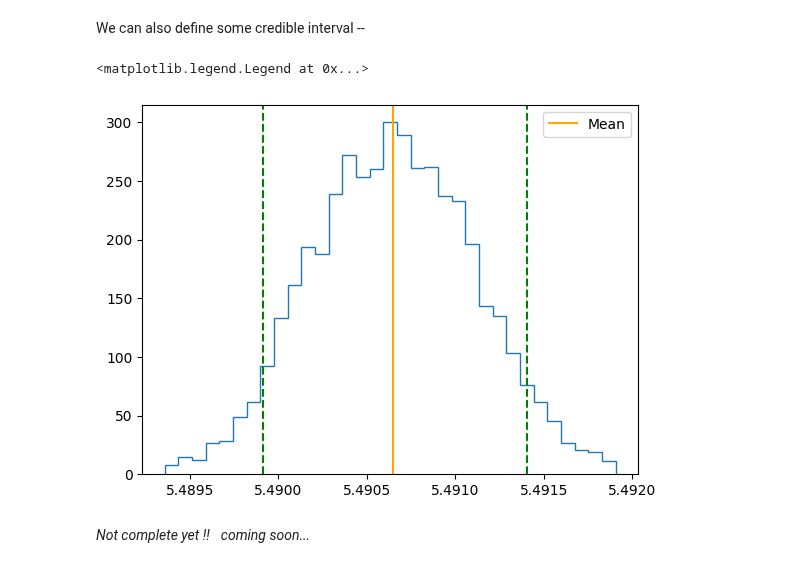
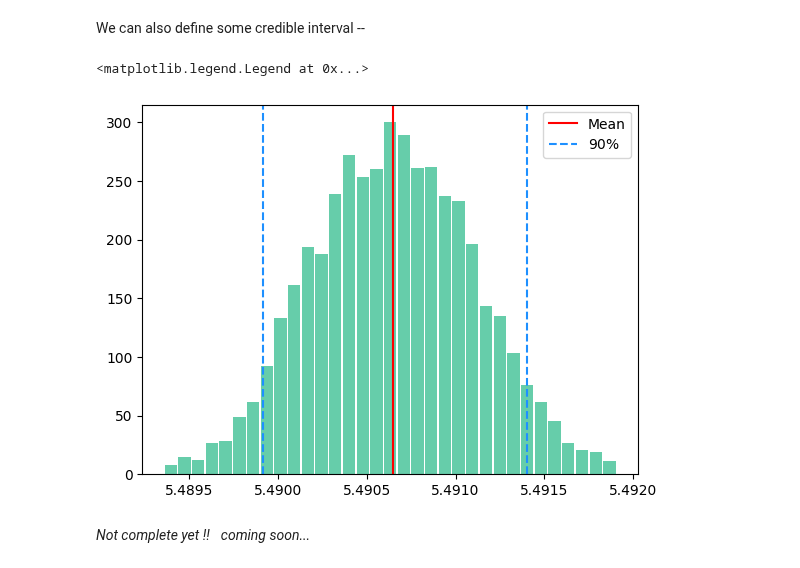
Before and after one commit to RitwikDas007/My-Collections, a Jupyter notebook: Bayesian Inference.ipynb, the cells around one changed output. Drawn from its saved outputs; the diff is of its cells as text; code cells hidden in the pictures.

Commit message:
Update Histogram

```diff
--- a/Bayesian Inference.ipynb
+++ b/Bayesian Inference.ipynb
@@ -446,14 +446,14 @@ plt.hist(samples, bins='auto', rwidth=0.9)
 # %% [markdown]
 We can also define some credible interval --
 # %%
-plt.hist(samples, bins='auto', histtype='step')
+plt.hist(samples, bins='auto', rwidth=0.9, color='mediumaquamarine')
 
-plt.axvline(np.mean(samples), color='orange', label='Mean')
-plt.axvline(np.percentile(samples, [5]), color='green', ls='--', label='')
-plt.axvline(np.percentile(samples, [95]), color='green', ls='--')
+plt.axvline(np.mean(samples), color='red', label='Mean')
+plt.axvline(np.percentile(samples, [5]), color='dodgerblue', ls='--', label='$90\%$')
+plt.axvline(np.percentile(samples, [95]), color='dodgerblue', ls='--')
 plt.legend()
 # %% [output]
 <matplotlib.legend.Legend at 0x...>
-[figure, old version]
+[figure, new version]
 # %% [markdown]
 <i>Not complete yet !! $\;$ coming soon...
```
Also changed, not shown: parts of 2 cells of this notebook.
